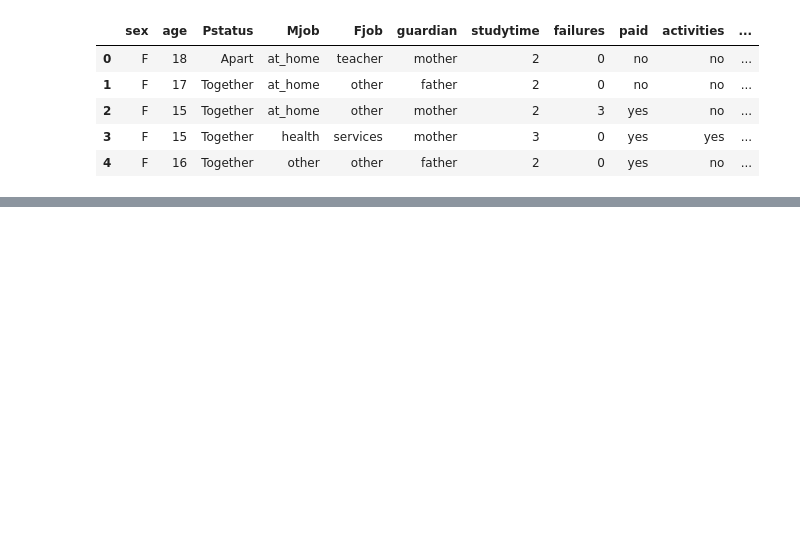
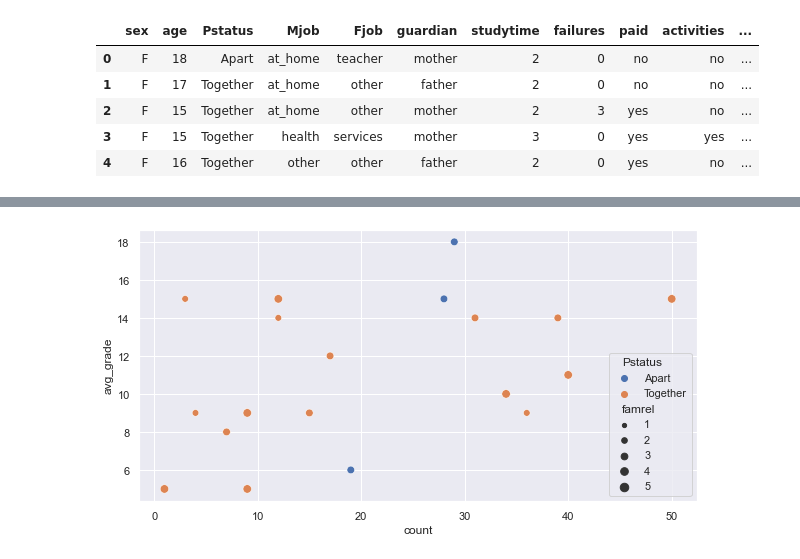
Before and after one commit to Soham2402/EDA, a Jupyter notebook: Student grade analysis/Student_grade_analysis.ipynb, the cells around one changed output, grey strips where cells are left out. Cells and saved outputs as stored; diff of their text form; code cells hidden in the pictures; blank space fills up the shorter version.

Commit message:
Analyzed relationship between family condition and grade

```diff
--- a/Student grade analysis/Student_grade_analysis.ipynb
+++ b/Student grade analysis/Student_grade_analysis.ipynb
@@ -233,5 +234,5 @@ new_stud_df.head()
 # %%
-new_stud_df["avg_grade"] =( new_stud_df["G1"]+ new_stud_df["G2"]+ new_stud_df["G3"])/3
+new_stud_df["avg_grade"] =round((new_stud_df["G1"]+ new_stud_df["G2"]+ new_stud_df["G3"])/3)
 # %%
 new_stud_df.head()
 # %% [output]
@@ -243,0 +249,4 @@ new_stud_df.head()
+# %%
+grade_count_df = new_stud_df.groupby("avg_grade")[["avg_grade"]].count()
+grade_count_df.rename(columns={"avg_grade":"count"},inplace=True)
+grade_count_df
@@ -243,0 +284,5 @@ new_stud_df.head()
+# %%
+plt.figure(figsize=(10,5))
+sns.scatterplot(x = grade_count_df["count"],y =new_stud_df.avg_grade ,hue=new_stud_df.Pstatus,size=new_stud_df.famrel);
+# %% [output]
+[figure, added]
```
Also changed, not shown: parts of 20 cells of this notebook.
